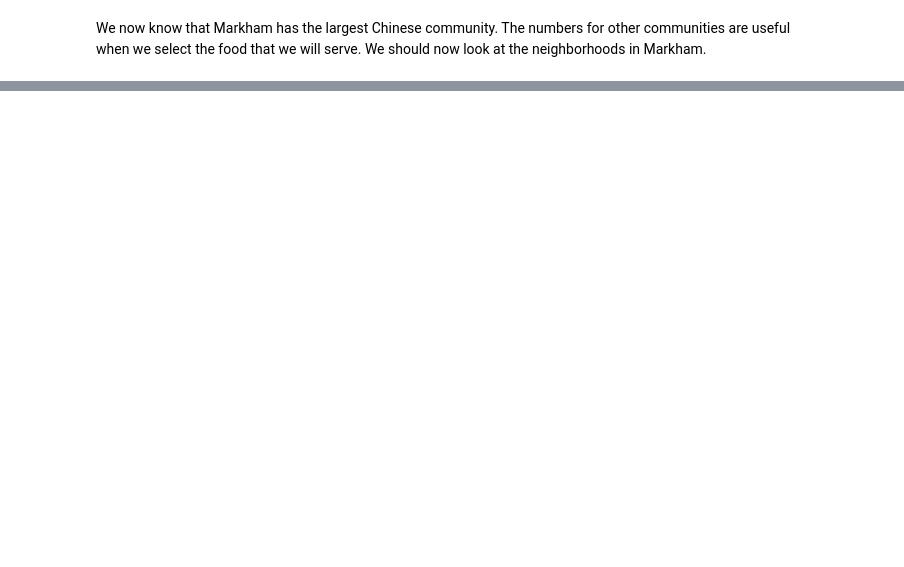
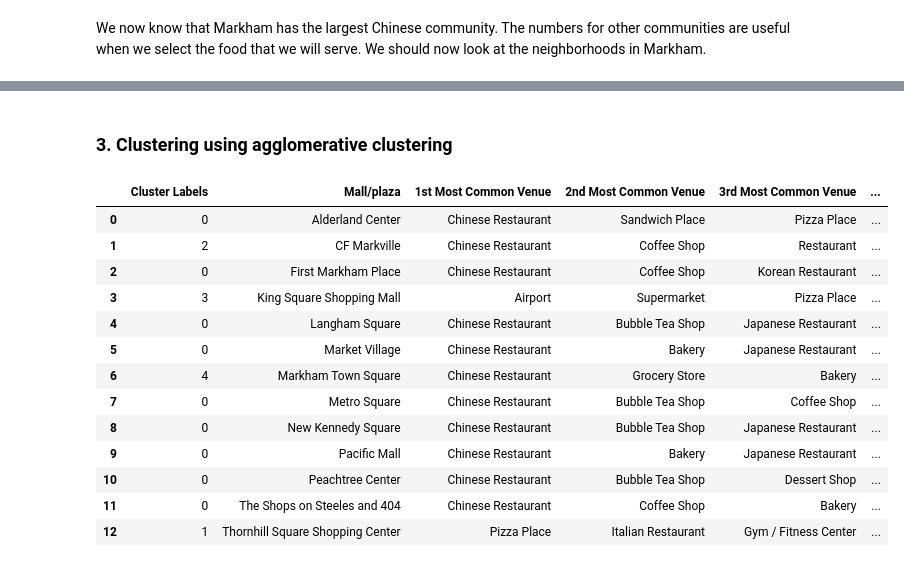
Before and after one commit to kunzaizhao/Coursera_Capstone, a Jupyter notebook: Battle_of_Neighborhoods_project.ipynb, the cells around one changed output, grey strips where cells are left out. Saved outputs shown, nothing was run; the diff lists cells and outputs as text; code cells hidden in the pictures; blank space fills up the shorter version.

```diff
--- a/Battle_of_Neighborhoods_project.ipynb
+++ b/Battle_of_Neighborhoods_project.ipynb
@@ -381,0 +592,34 @@ markham_east
+# %% [markdown]
+### 3. Clustering using agglomerative clustering
+# %%
+# set number of clusters, best value by observation
+kclusters = 5
+
+markham_grouped_clustering = markham_grouped.drop('Mall/plaza', axis = 1)
+
+# run agglomerative clustering
+tree = AgglomerativeClustering(n_clusters = kclusters, affinity = 'cosine', linkage = 'complete').fit(markham_grouped_clustering)
+#kmeans = KMeans(n_clusters = kclusters, init='k-means++', n_init=10, random_state=0).fit(markham_grouped_clustering)
+
+# add clustering labels to venues_ranked
+try:
+    venues_ranked.insert(0, 'Cluster Labels', tree.labels_)
+except:
+    venues_ranked.drop(columns = 'Cluster Labels', inplace = True)
+    venues_ranked.insert(0, 'Cluster Labels', tree.labels_)
+venues_ranked
+# %% [output]
+|  | Cluster Labels | Mall/plaza | 1st Most Common Venue | 2nd Most Common Venue | 3rd Most Common Venue | ... |
+| 0 | 0 | Alderland Center | Chinese Restaurant | Sandwich Place | Pizza Place | ... |
+| 1 | 2 | CF Markville | Chinese Restaurant | Coffee Shop | Restaurant | ... |
+| 2 | 0 | First Markham Place | Chinese Restaurant | Coffee Shop | Korean Restaurant | ... |
+| 3 | 3 | King Square Shopping Mall | Airport | Supermarket | Pizza Place | ... |
+| 4 | 0 | Langham Square | Chinese Restaurant | Bubble Tea Shop | Japanese Restaurant | ... |
+| 5 | 0 | Market Village | Chinese Restaurant | Bakery | Japanese Restaurant | ... |
+| 6 | 4 | Markham Town Square | Chinese Restaurant | Grocery Store | Bakery | ... |
+| 7 | 0 | Metro Square | Chinese Restaurant | Bubble Tea Shop | Coffee Shop | ... |
+| 8 | 0 | New Kennedy Square | Chinese Restaurant | Bubble Tea Shop | Japanese Restaurant | ... |
+| 9 | 0 | Pacific Mall | Chinese Restaurant | Bakery | Japanese Restaurant | ... |
+| 10 | 0 | Peachtree Center | Chinese Restaurant | Bubble Tea Shop | Dessert Shop | ... |
+| 11 | 0 | The Shops on Steeles and 404 | Chinese Restaurant | Coffee Shop | Bakery | ... |
+| 12 | 1 | Thornhill Square Shopping Center | Pizza Place | Italian Restaurant | Gym / Fitness Center | ... |
```
Also changed, not shown: parts of 66 cells of this notebook.
